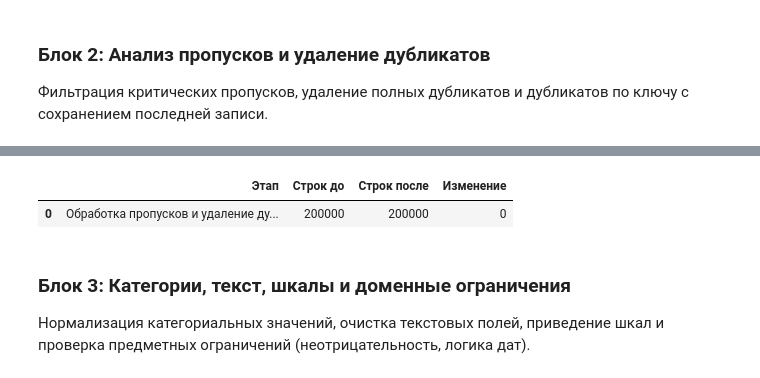
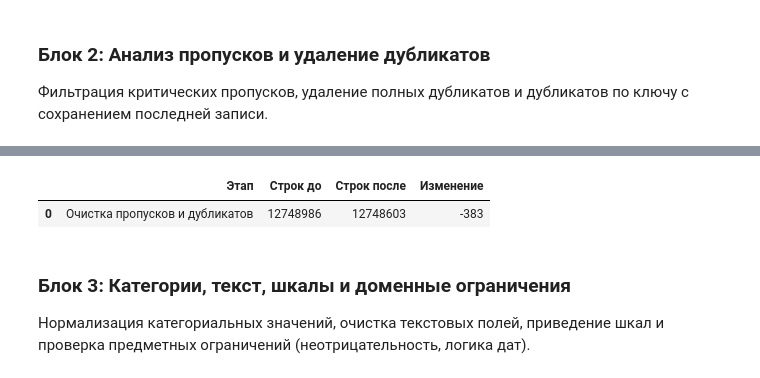
Before and after one commit to banana550/nyc_taxi, a Jupyter notebook: notebooks/02_data_cleaning.ipynb, the cells around one changed output, grey strips where cells are left out. Drawn from its saved outputs; the diff is of its cells as text; code cells hidden in the pictures.

```diff
--- a/notebooks/02_data_cleaning.ipynb
+++ b/notebooks/02_data_cleaning.ipynb
@@ -220,0 +206,14 @@ print(f"Исходное число строк: {len(df)}")
+# %%
+from pathlib import Path
+
+import pandas as pd
+
+# Определяем корень проекта
+current_dir = Path.cwd()
+root_dir = current_dir.parent if current_dir.name == "notebooks" else current_dir
+
+# Загружаем CSV-файл
+input_file = root_dir / "data" / "raw" / "yellow_tripdata_2015-01.csv"
+df = pd.read_csv(input_file)
+
+print(f"Исходное число строк: {len(df)}")
@@ -257,24 +247,20 @@ display(
 ### Блок 2: Анализ пропусков и удаление дубликатов
 Фильтрация критических пропусков, удаление полных дубликатов и дубликатов по ключу с сохранением последней записи.
 # %%
-from src.cleaning import analyze_and_handle_nulls, remove_duplicates
-
 rows_before = len(df)
 
-df = analyze_and_handle_nulls(df)
-df = remove_duplicates(df)
+# Удаляем строки, где нет дат, дистанции или стоимости поездки
+df = df.dropna(subset=["tpep_pickup_datetime", "tpep_dropoff_datetime", "trip_distance", "fare_amount"])
+
+# Удаляем полные дубликаты строк
+df = df.drop_duplicates()
 
 rows_after = len(df)
-display(
-    pd.DataFrame(
-        {
-            "Этап": [
-                "Обработка пропусков и удаление дубликатов"
-            ],
-            "Строк до": [rows_before],
-            "Строк после": [rows_after],
-            "Изменение": [rows_after - rows_before],
-        }
-    )
-)
+
+display(pd.DataFrame({
+    "Этап": ["Очистка пропусков и дубликатов"],
+    "Строк до": [rows_before],
+    "Строк после": [rows_after],
+    "Изменение": [rows_after - rows_before]
+}))
 # %% [output]
@@ -297,5 +267,5 @@ dtype: int64
 |  | Этап | Строк до | Строк после | Изменение |
-| 0 | Обработка пропусков и удаление ду... | 200000 | 200000 | 0 |
+| 0 | Очистка пропусков и дубликатов | 12748986 | 12748603 | -383 |
 # %% [markdown]
 ### Блок 3: Категории, текст, шкалы и доменные ограничения
 Нормализация категориальных значений, очистка текстовых полей, приведение шкал и проверка предметных ограничений (неотрицательность, логика дат).
```
Also changed, not shown: parts of 10 cells of this notebook, 10 other files.
